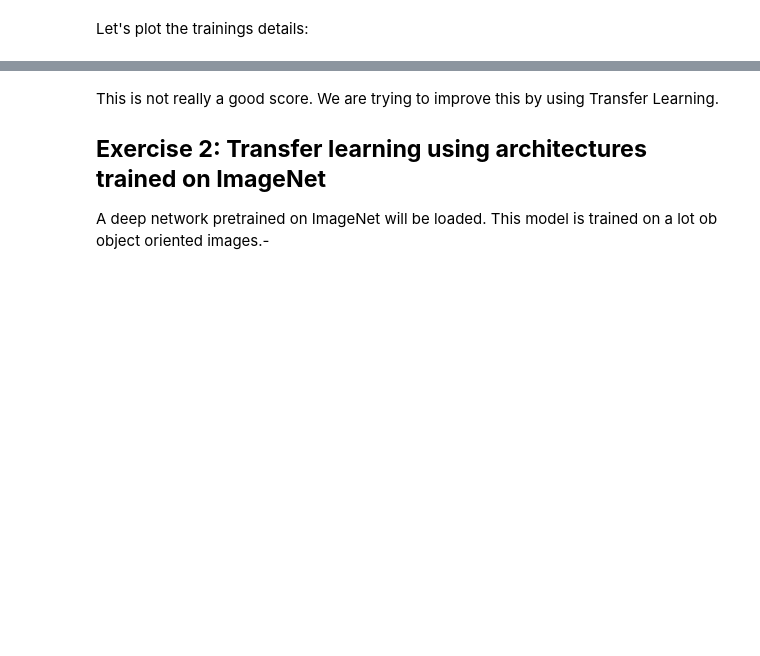
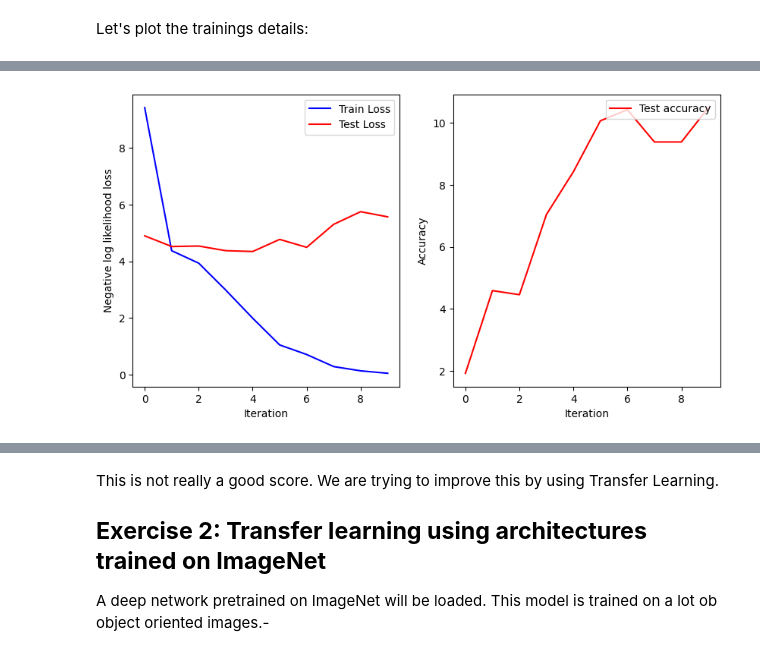
Before and after one commit to AvansICT/Master-RAII-CV, a Jupyter notebook: 03-train-models.ipynb, the cells around one changed output, grey strips where cells are left out. Drawn from its saved outputs; the diff is of its cells as text; code cells hidden in the pictures; blank space fills up the shorter version.

```diff
--- a/03-train-models.ipynb
+++ b/03-train-models.ipynb
@@ -279,0 +244,10 @@ Test Loss:  4.2833 | Test Acc: 9.56%
+# %%
+epochs = 10
+
+model = SimpleCNN(3).to(device)
+optimizer = torch.optim.Adam(model.parameters(), lr=0.001)
+
+train_losses, test_losses, test_accs = train_model(model, train_loader, test_loader,
+                                                   criterion, optimizer, device, epochs)
+print_results(train_losses, test_losses, test_accs)
+# %% [output]
@@ -279,0 +271 @@ Test Loss:  4.2833 | Test Acc: 9.56%
+[figure, added]
```
Also changed, not shown: parts of 22 cells of this notebook, 2 other files.
